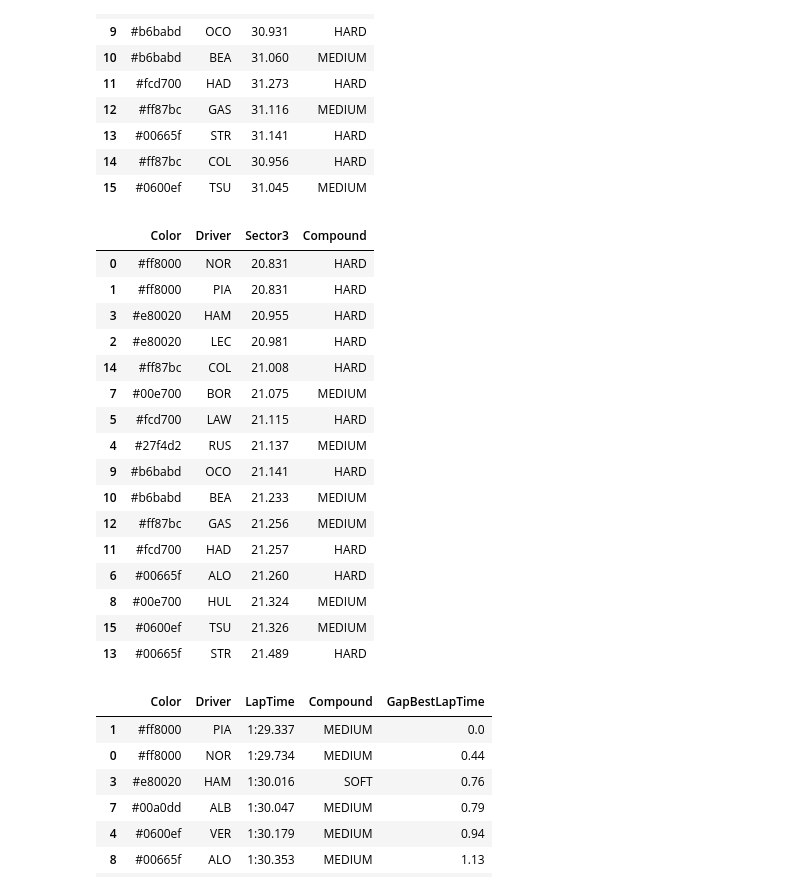
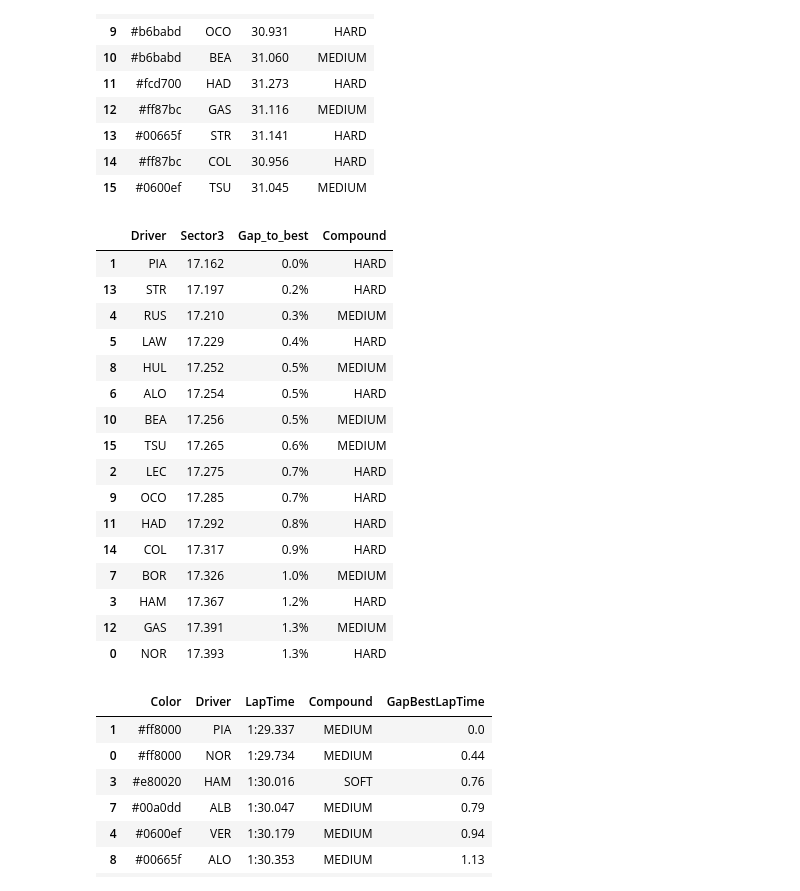
Before and after one commit to Kuriiios/f1_analysis_visualization, a Jupyter notebook: notebooks/race/race_table.ipynb, the cells around one changed output. Drawn from its saved outputs; the diff is of its cells as text; code cells hidden in the pictures.

Commit message:
updated dashboard with some colors

```diff
--- a/notebooks/race/race_table.ipynb
+++ b/notebooks/race/race_table.ipynb
@@ -16,7 +16,7 @@ ergast = Ergast()
 year = 2025
 race_number = 11
 race_session = 'R'
-Lap_Number = 42
+Lap_Number = 31
 
 #year = int(input("Year ? "))
 #race_number = int(input("Race Number ? (1-24) "))
@@ -469,7 +536,7 @@ def highlight_driver(s):
 
 driver_data_last_laps_df=pd.DataFrame()
 driver_data_best_laps = []
-driver_data_cols = ['Color', 'Driver', 'Sector1', 'Compound']
+driver_data_cols = ['Color', 'Driver', 'Compound', 'Sector1']
 for driver in session.drivers:
     try:
         driver_lap = session.laps.pick_drivers(driver).pick_laps(range(1, 53))
@@ -480,15 +547,18 @@ for driver in session.drivers:
     driver_data_series = pd.Series(driver_data, index=driver_data_cols)
     driver_data_best_laps.append(driver_data_series)
 driver_data_best_laps_df = pd.DataFrame(driver_data_best_laps)
+driver_data_best_laps_df = driver_data_best_laps_df.sort_values('Sector1')
+driver_data_best_laps_df['Gap_to_best'] = ((driver_data_best_laps_df['Sector1'] - driver_data_best_laps_df['Sector1'].iloc[0])/driver_data_best_laps_df['Sector1'].iloc[0])*100
 styled_df = driver_data_best_laps_df.style
 styled_df = styled_df.apply(highlight_compound, subset=['Compound'])
 styled_df = styled_df.apply(highlight_driver, subset=['Driver'])
-
+'''
 formatters = {
     'Sector1': lambda x: str(x)[13:-3] if pd.notnull(x) else 'No Data',
+    'Gap_to_best': lambda x: round(x,1) if pd.notnull(x) else 'No Data',
 }
-
-final_formatters = {k: v for k, v in formatters.items() if k in driver_data_best_laps_df.columns}
-styled_df = styled_df.format(final_formatters)
+'''
+#final_formatters = {k: v for k, v in formatters.items() if k in driver_data_best_laps_df.columns}
+#styled_df = styled_df.format(final_formatters)
 styled_df
 # %% [output]
@@ -563,48 +606,58 @@ styled_df
 | 14 | #ff87bc | COL | 30.956 | HARD |
 | 15 | #0600ef | TSU | 31.045 | MEDIUM |
 # %%
+def color_df(s, color):
+    colors= []
+    for driver_name in s:
+        colors.append(f'color:{color}')
+    return colors
+
 driver_data_last_laps_df=pd.DataFrame()
 driver_data_best_laps = []
-driver_data_cols = ['Color', 'Driver', 'Sector3', 'Compound']
+driver_data_cols = ['Driver', 'Sector3', 'Gap_to_best', 'Compound']
 for driver in session.drivers:
     try:
         driver_lap = session.laps.pick_drivers(driver).pick_laps(range(1, 53))
-        driver_color = fastf1.plotting.get_driver_color(driver_lap.Driver.iloc[Lap_Number], session)
-        driver_data = [driver_color, driver_lap.Driver.iloc[Lap_Number], np.min(driver_lap.Sector3Time), driver_lap.Compound.iloc[Lap_Number]]
+        driver_data = [driver_lap.Driver.iloc[Lap_Number], np.min(driver_lap.Sector1Time), 0, driver_lap.Compound.iloc[Lap_Number]]
     except:
         continue
     driver_data_series = pd.Series(driver_data, index=driver_data_cols)
     driver_data_best_laps.append(driver_data_series)
 driver_data_best_laps_df = pd.DataFrame(driver_data_best_laps)
 driver_data_best_laps_df = driver_data_best_laps_df.sort_values('Sector3')
+driver_data_best_laps_df['Gap_to_best'] = ((driver_data_best_laps_df['Sector3'] - driver_data_best_laps_df['Sector3'].iloc[0])/driver_data_best_laps_df['Sector3'].iloc[0])*100
 styled_df = driver_data_best_laps_df.style
+styled_df = styled_df.apply(highlight_driver, subset=['Driver'])
+styled_df = styled_df.apply(color_df, subset=['Sector3'], color ='orange')
+styled_df = styled_df.apply(color_df, subset=['Gap_to_best'], color ='orange')
 styled_df = styled_df.apply(highlight_compound, subset=['Compound'])
 
 formatters = {
     'Sector3': lambda x: str(x)[13:-3] if pd.notnull(x) else 'No Data',
+    'Gap_to_best': lambda x: str(round(x,1))+'%' if pd.notnull(x) else 'No Data',
 }
 
 final_formatters = {k: v for k, v in formatters.items() if k in driver_data_best_laps_df.columns}
 styled_df = styled_df.format(final_formatters)
 styled_df
 # %% [output]
-|  | Color | Driver | Sector3 | Compound |
-| 0 | #ff8000 | NOR | 20.831 | HARD |
-| 1 | #ff8000 | PIA | 20.831 | HARD |
-| 3 | #e80020 | HAM | 20.955 | HARD |
-| 2 | #e80020 | LEC | 20.981 | HARD |
-| 14 | #ff87bc | COL | 21.008 | HARD |
-| 7 | #00e700 | BOR | 21.075 | MEDIUM |
-| 5 | #fcd700 | LAW | 21.115 | HARD |
-| 4 | #27f4d2 | RUS | 21.137 | MEDIUM |
-| 9 | #b6babd | OCO | 21.141 | HARD |
-| 10 | #b6babd | BEA | 21.233 | MEDIUM |
-| 12 | #ff87bc | GAS | 21.256 | MEDIUM |
-| 11 | #fcd700 | HAD | 21.257 | HARD |
-| 6 | #00665f | ALO | 21.260 | HARD |
-| 8 | #00e700 | HUL | 21.324 | MEDIUM |
-| 15 | #0600ef | TSU | 21.326 | MEDIUM |
-| 13 | #00665f | STR | 21.489 | HARD |
+|  | Driver | Sector3 | Gap_to_best | Compound |
+| 1 | PIA | 17.162 | 0.0% | HARD |
+| 13 | STR | 17.197 | 0.2% | HARD |
+| 4 | RUS | 17.210 | 0.3% | MEDIUM |
+| 5 | LAW | 17.229 | 0.4% | HARD |
+| 8 | HUL | 17.252 | 0.5% | MEDIUM |
+| 6 | ALO | 17.254 | 0.5% | HARD |
+| 10 | BEA | 17.256 | 0.5% | MEDIUM |
+| 15 | TSU | 17.265 | 0.6% | MEDIUM |
+| 2 | LEC | 17.275 | 0.7% | HARD |
+| 9 | OCO | 17.285 | 0.7% | HARD |
+| 11 | HAD | 17.292 | 0.8% | HARD |
+| 14 | COL | 17.317 | 0.9% | HARD |
+| 7 | BOR | 17.326 | 1.0% | MEDIUM |
+| 3 | HAM | 17.367 | 1.2% | HARD |
+| 12 | GAS | 17.391 | 1.3% | MEDIUM |
+| 0 | NOR | 17.393 | 1.3% | HARD |
 # %%
 driver_data_last_laps_df=pd.DataFrame()
 driver_data_best_laps = []
```
Also changed, not shown: parts of 8 cells of this notebook, 1 other file.
